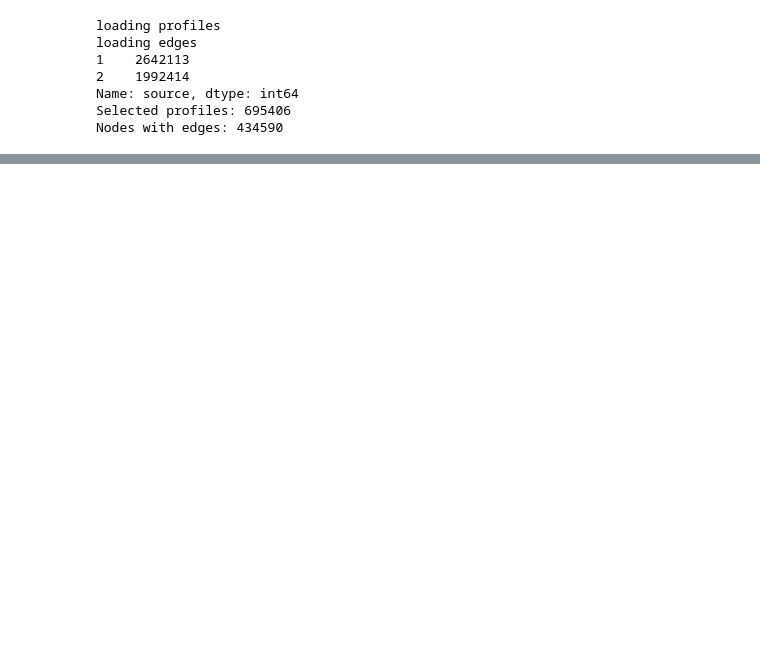
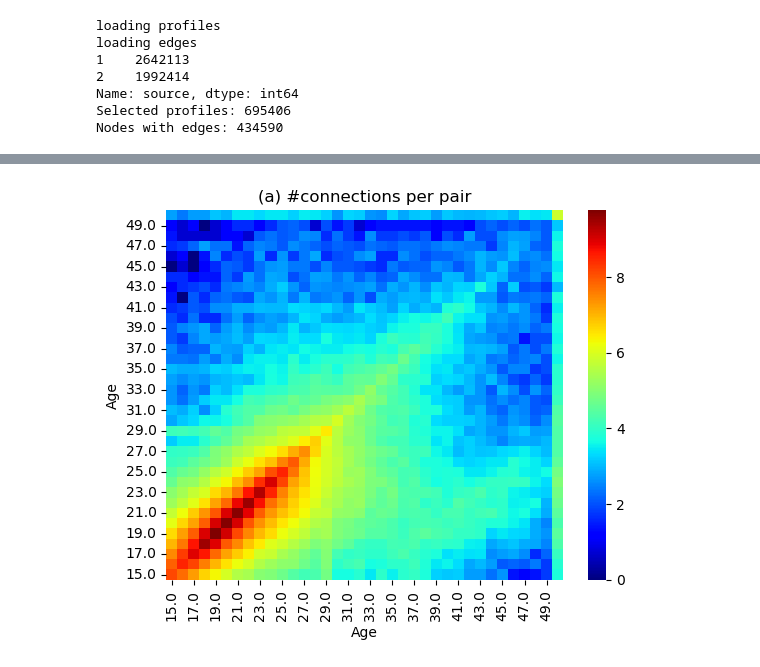
Before and after one commit to bbiroga/bce_ep_2022_HW, a Jupyter notebook: POKEC Network Analysis Stub for Students.ipynb, the cells around one changed output, grey strips where cells are left out. Saved outputs shown, nothing was run; the diff lists cells and outputs as text; code cells hidden in the pictures; blank space fills up the shorter version.

```diff
--- a/POKEC Network Analysis Stub for Students.ipynb
+++ b/POKEC Network Analysis Stub for Students.ipynb
@@ -38,0 +108,21 @@ dv.plot_age_relations_heatmap(edges_w_features)
+# %%
+edges_w_features = gm.add_node_features_to_edges(nodes, edges)
+# %%
+def plot_age_relations_heatmap(edges_w_features):
+    """Plot a heatmap that represents the distribution of edges"""
+    plot_df = edges_w_features.groupby(["gender_x", "gender_y", "AGE_x", "AGE_y"]).agg(
+        {"smaller_id": "count"}
+    )
+    plot_df_w_w = plot_df.loc[(0, 0)].reset_index()
+    plot_df_heatmap = plot_df_w_w.pivot_table(
+        index="AGE_x", columns="AGE_y", values="smaller_id"
+    ).fillna(0)
+    plot_df_heatmap_logged = np.log(plot_df_heatmap + 1)
+    ax=sns.heatmap(plot_df_heatmap_logged, cmap='jet')
+    ax.invert_yaxis()
+    ax.set_xlabel("Age")
+    ax.set_ylabel("Age")
+    ax.set_title("(a) #connections per pair")
+plot_age_relations_heatmap(edges_w_features)
+# %% [output]
+[figure, added]
```
Also changed, not shown: parts of 20 cells of this notebook.
